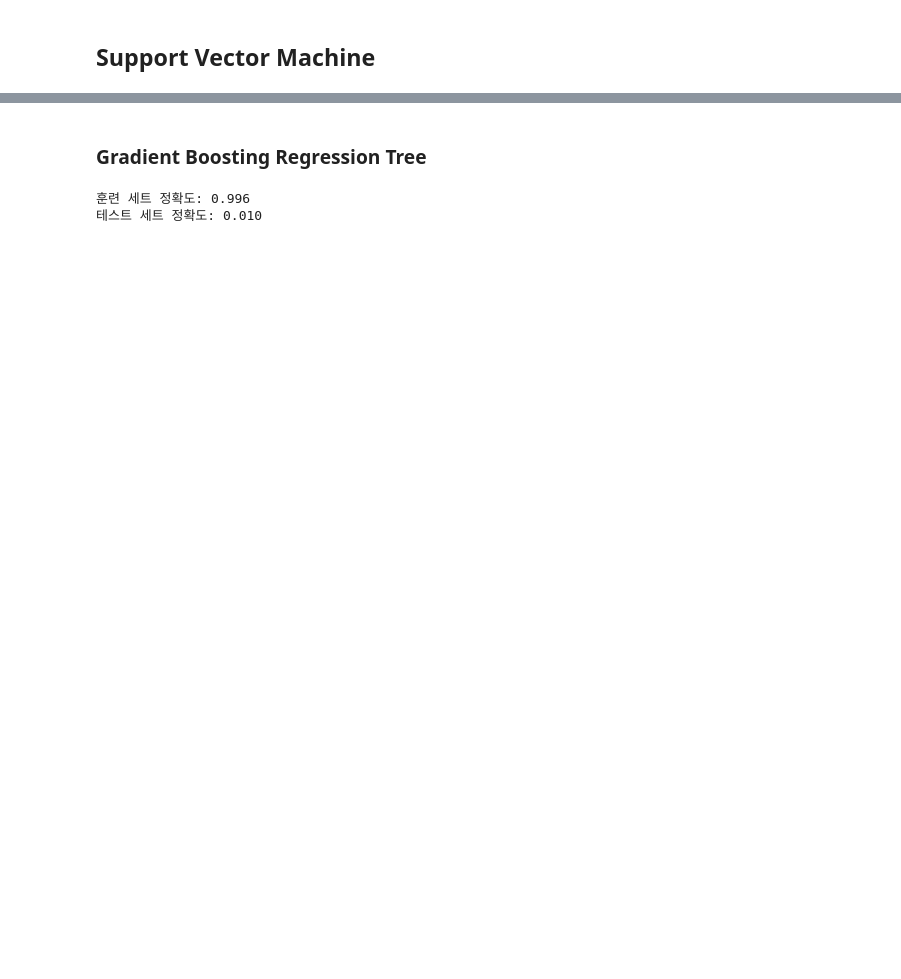
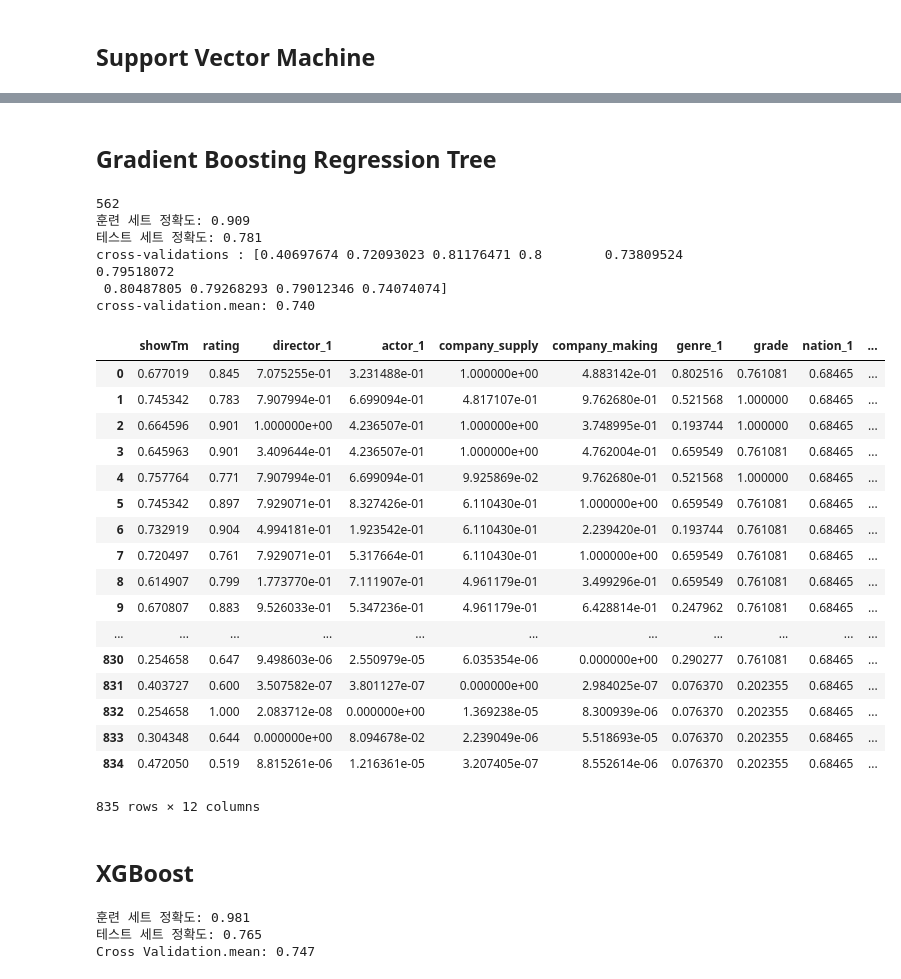
Before and after one commit to younghk/2019_Project_Graduation, a Jupyter notebook: Modeling.ipynb, the cells around one changed output, grey strips where cells are left out. Drawn from its saved outputs; the diff is of its cells as text; code cells hidden in the pictures; blank space fills up the shorter version.

Commit message:
Some are updated. Especially XGBoost.

```diff
--- a/Modeling.ipynb
+++ b/Modeling.ipynb
@@ -502,21 +584,61 @@ Accuracy: 0.005
 # %% [markdown]
-### Gradient Boosting Regression Tree
+## Gradient Boosting Regression Tree
 # %%
 from sklearn.ensemble import GradientBoostingClassifier
 # %%
 def movie_gradient_boosting_regression_tree(mov):
     X = mov.iloc[:, 0:9]
-    y = mov.iloc[:, 10]
+    y = mov.iloc[:, 11]
 
     X_train, X_test, y_train, y_test = train_test_split(X, y, test_size=0.3)
 
-    movie_gbrt = GradientBoostingClassifier(random_state=0)
+    movie_gbrt = GradientBoostingClassifier(random_state=12345, n_estimators=55,
+                                            learning_rate=0.03)
     movie_gbrt.fit(X_train, y_train)
-
+    kfold=KFold(n_splits=5)
+    print(y[y==0].count())
     print("훈련 세트 정확도: {:.3f}".format(movie_gbrt.score(X_train, y_train)))
     print("테스트 세트 정확도: {:.3f}".format(movie_gbrt.score(X_test, y_test)))
+    scores = cross_val_score(movie_gbrt, X, y, cv=10)
+    print("cross-validations : {}".format(scores))
+    print("cross-validation.mean: {:.3f}".format(scores.mean()))
 
 movie_gradient_boosting_regression_tree(mov)
 # %% [output]
-훈련 세트 정확도: 0.996
-테스트 세트 정확도: 0.010
+562
+훈련 세트 정확도: 0.909
+테스트 세트 정확도: 0.781
+cross-validations : [0.40697674 0.72093023 0.81176471 0.8        0.73809524 0.79518072
+ 0.80487805 0.79268293 0.79012346 0.74074074]
+cross-validation.mean: 0.740
+# %%
+mov['showTm'] = preprocessing.minmax_scale(mov['showTm'])
+# %%
+mov['rating'] = preprocessing.minmax_scale(mov['rating'])
+# %%
+tl = mov.columns
+for col in tl[:-1]:
+    mov[col] = preprocessing.minmax_scale(mov[col])
+# %%
+mov
+# %% [output]
+|  | showTm | rating | director_1 | actor_1 | company_supply | company_making | genre_1 | grade | nation_1 | ... |
+| 0 | 0.677019 | 0.845 | 7.075255e-01 | 3.231488e-01 | 1.000000e+00 | 4.883142e-01 | 0.802516 | 0.761081 | 0.68465 | ... |
+| 1 | 0.745342 | 0.783 | 7.907994e-01 | 6.699094e-01 | 4.817107e-01 | 9.762680e-01 | 0.521568 | 1.000000 | 0.68465 | ... |
+| 2 | 0.664596 | 0.901 | 1.000000e+00 | 4.236507e-01 | 1.000000e+00 | 3.748995e-01 | 0.193744 | 1.000000 | 0.68465 | ... |
+| 3 | 0.645963 | 0.901 | 3.409644e-01 | 4.236507e-01 | 1.000000e+00 | 4.762004e-01 | 0.659549 | 0.761081 | 0.68465 | ... |
+| 4 | 0.757764 | 0.771 | 7.907994e-01 | 6.699094e-01 | 9.925869e-02 | 9.762680e-01 | 0.521568 | 1.000000 | 0.68465 | ... |
+| 5 | 0.745342 | 0.897 | 7.929071e-01 | 8.327426e-01 | 6.110430e-01 | 1.000000e+00 | 0.659549 | 0.761081 | 0.68465 | ... |
+| 6 | 0.732919 | 0.904 | 4.994181e-01 | 1.923542e-01 | 6.110430e-01 | 2.239420e-01 | 0.193744 | 0.761081 | 0.68465 | ... |
+| 7 | 0.720497 | 0.761 | 7.929071e-01 | 5.317664e-01 | 6.110430e-01 | 1.000000e+00 | 0.659549 | 0.761081 | 0.68465 | ... |
+| 8 | 0.614907 | 0.799 | 1.773770e-01 | 7.111907e-01 | 4.961179e-01 | 3.499296e-01 | 0.659549 | 0.761081 | 0.68465 | ... |
+| 9 | 0.670807 | 0.883 | 9.526033e-01 | 5.347236e-01 | 4.961179e-01 | 6.428814e-01 | 0.247962 | 0.761081 | 0.68465 | ... |
+| ... | ... | ... | ... | ... | ... | ... | ... | ... | ... | ... |
+| 830 | 0.254658 | 0.647 | 9.498603e-06 | 2.550979e-05 | 6.035354e-06 | 0.000000e+00 | 0.290277 | 0.761081 | 0.68465 | ... |
+| 831 | 0.403727 | 0.600 | 3.507582e-07 | 3.801127e-07 | 0.000000e+00 | 2.984025e-07 | 0.076370 | 0.202355 | 0.68465 | ... |
+| 832 | 0.254658 | 1.000 | 2.083712e-08 | 0.000000e+00 | 1.369238e-05 | 8.300939e-06 | 0.076370 | 0.202355 | 0.68465 | ... |
+| 833 | 0.304348 | 0.644 | 0.000000e+00 | 8.094678e-02 | 2.239049e-06 | 5.518693e-05 | 0.076370 | 0.202355 | 0.68465 | ... |
+| 834 | 0.472050 | 0.519 | 8.815261e-06 | 1.216361e-05 | 3.207405e-07 | 8.552614e-06 | 0.076370 | 0.202355 | 0.68465 | ... |
+835 rows × 12 columns
+# %% [markdown]
+## XGBoost
@@ -522,0 +651,23 @@ movie_gradient_boosting_regression_tree(mov)
+# %%
+def movie_xgboost_classifier(mov):
+    rng = np.random.RandomState(3341)
+    X = mov.iloc[:, 0:9]
+    y = mov.iloc[:, 11]
+    kfold = KFold(n_splits=10, shuffle=True, random_state=rng)
+    X_train, X_test, y_train, y_test = train_test_split(X, y, test_size=0.3, random_state=3341)
+
+    movie_xgb = xgb.XGBClassifier()
+    movie_xgb.fit(X_train, y_train)
+#    y_pred = movie_xgb.predict(y_train)
+    print("훈련 세트 정확도: {:.3f}".format(movie_xgb.score(X_train, y_train)))
+    # y_pred = movie_xgb.predict(y_test)
+    print("테스트 세트 정확도: {:.3f}".format(movie_xgb.score(X_test, y_test)))
+    scores = cross_val_score(movie_xgb, X, y, cv=kfold)
+    print("Cross Validation.mean: {:.3f}".format(scores.mean()))
+
+
+movie_xgboost_classifier(mov)
+# %% [output]
+훈련 세트 정확도: 0.981
+테스트 세트 정확도: 0.765
+Cross Validation.mean: 0.747
```
Also changed, not shown: parts of 36 cells of this notebook, 3 other files.
